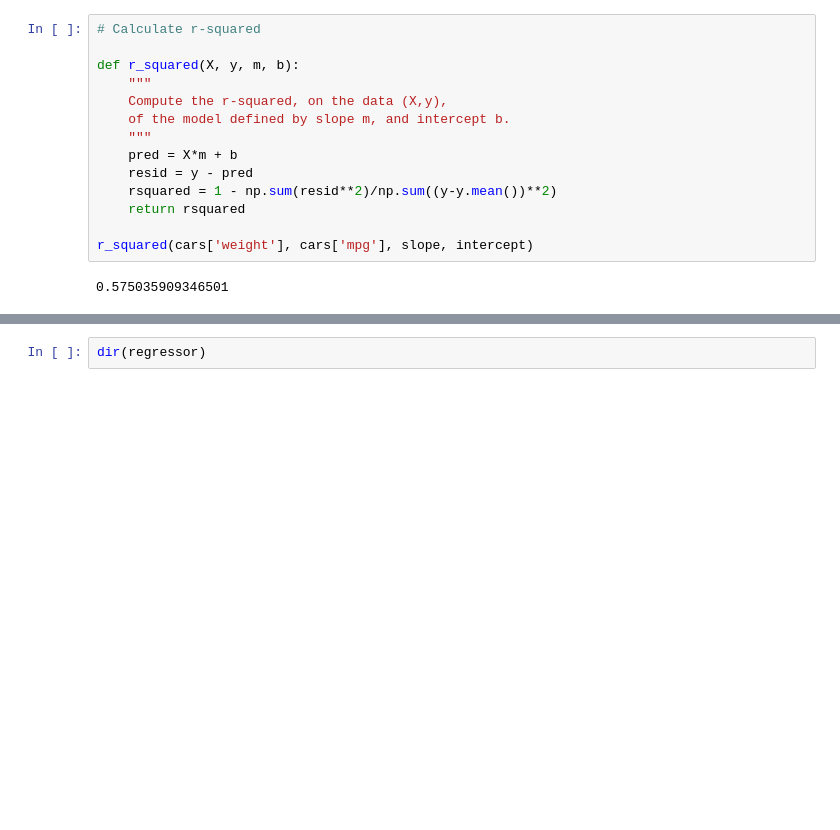
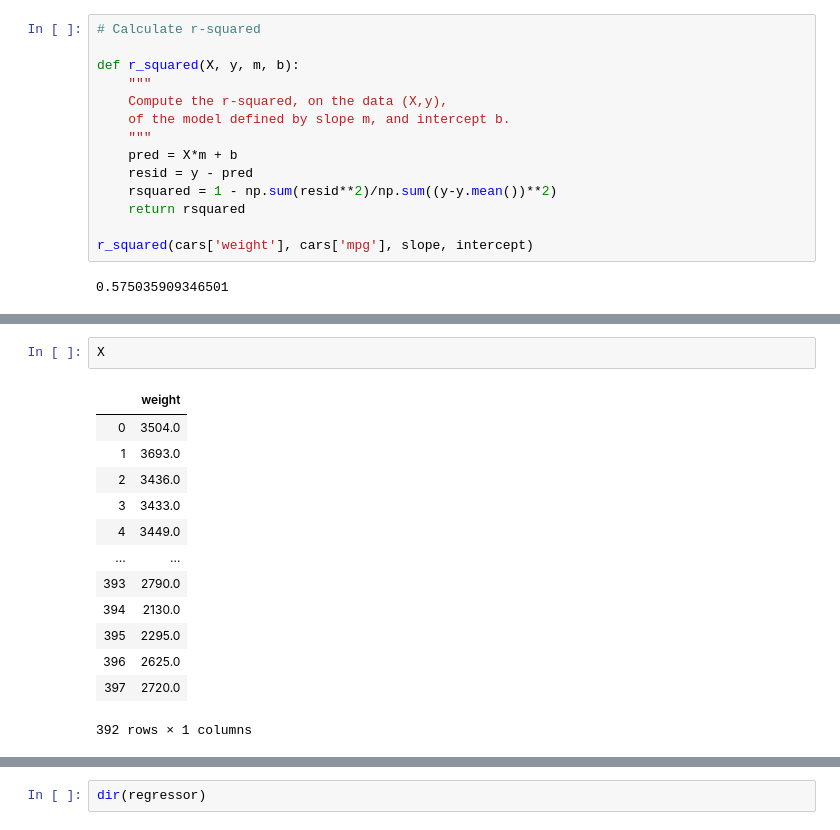
Before and after one commit to randifico/INTRO-TO-DATA-ANALYSIS, a Jupyter notebook: cars.ipynb, the cells around one changed output, grey strips where cells are left out. Drawn from its saved outputs; the diff is of its cells as text; blank space fills up the shorter version.

```diff
--- a/cars.ipynb
+++ b/cars.ipynb
@@ -453,0 +447,16 @@ Ordinary least squares is implemented in the statsmodels package. The advantage
+# %%
+X
+# %% [output]
+|  | weight |
+| 0 | 3504.0 |
+| 1 | 3693.0 |
+| 2 | 3436.0 |
+| 3 | 3433.0 |
+| 4 | 3449.0 |
+| ... | ... |
+| 393 | 2790.0 |
+| 394 | 2130.0 |
+| 395 | 2295.0 |
+| 396 | 2625.0 |
+| 397 | 2720.0 |
+392 rows × 1 columns
```
Also changed, not shown: parts of 20 cells of this notebook.
